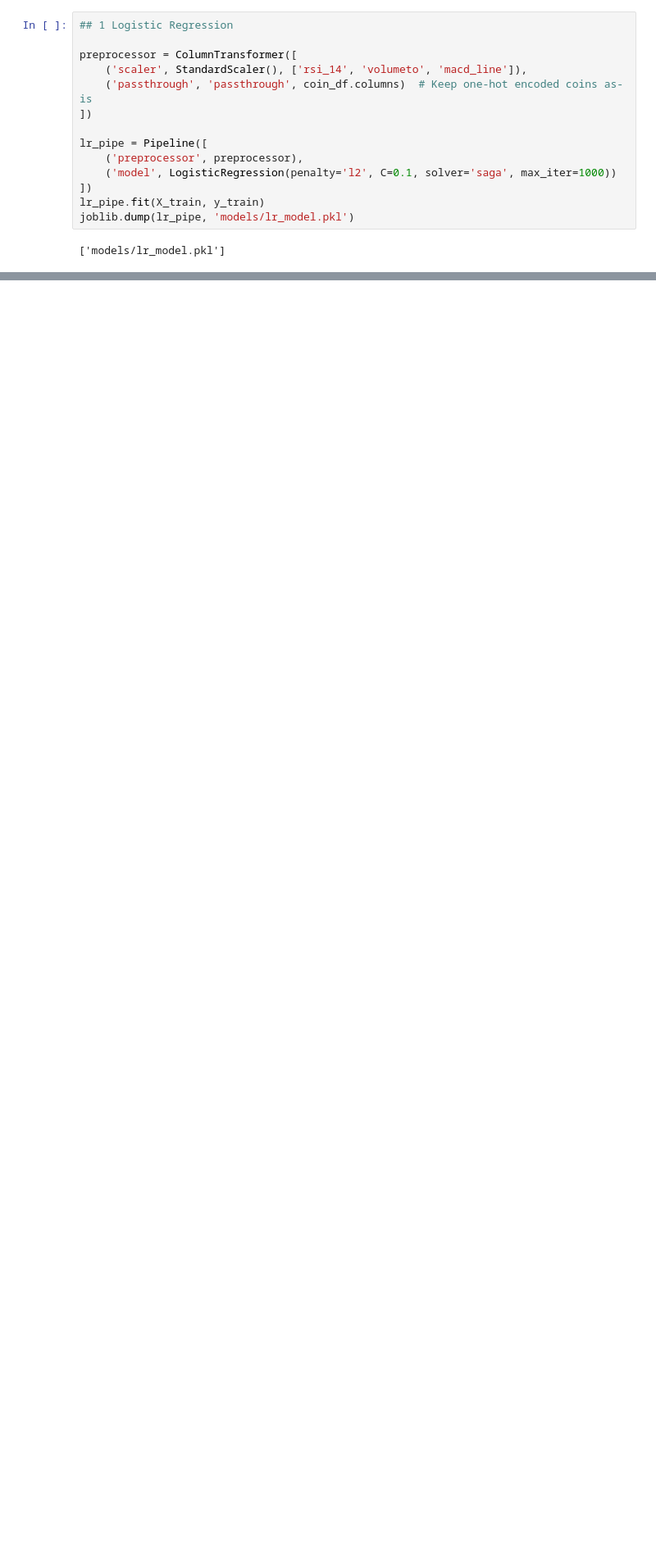
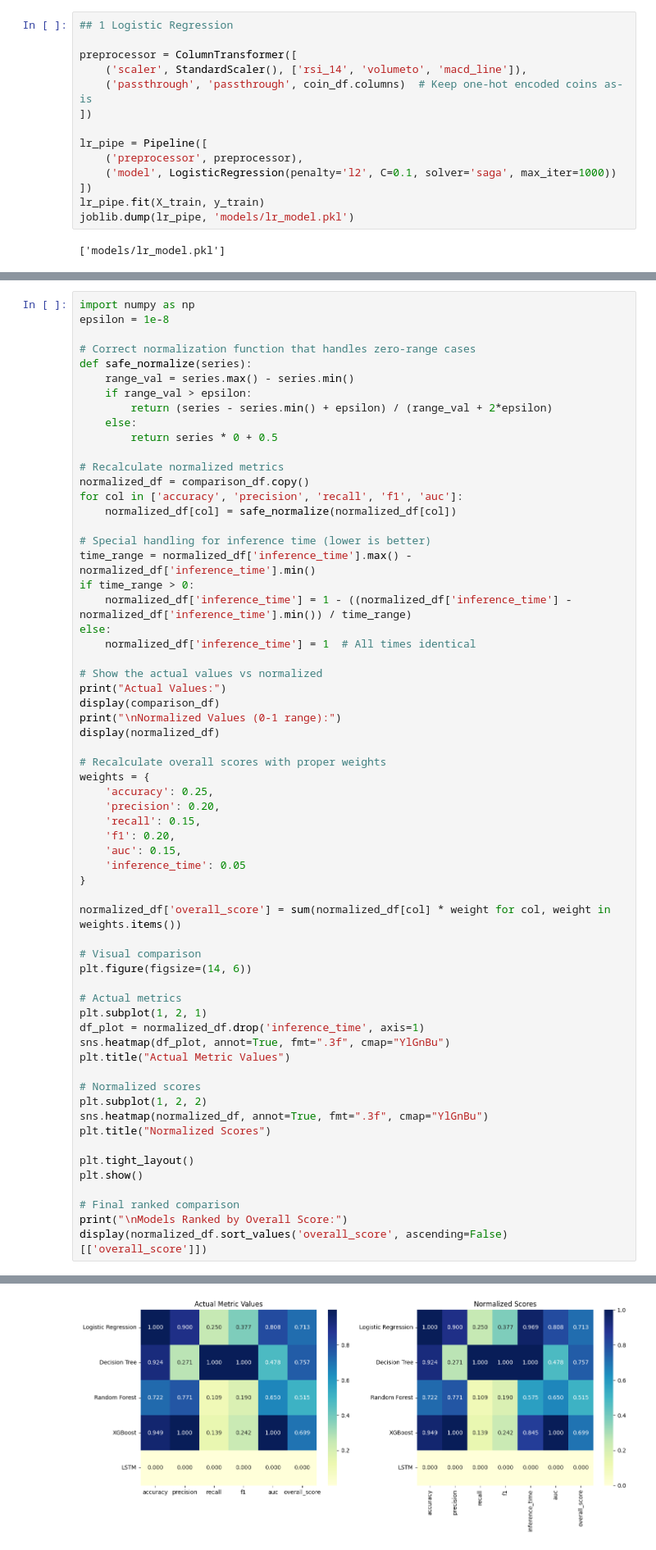
Before and after one commit to anejakartik/cryptocurrency_market_analysis, a Jupyter notebook: Models_combined.ipynb, the cells around one changed output, grey strips where cells are left out. Shown at 82% size. Drawn from its saved outputs; the diff is of its cells as text; blank space fills up the shorter version.

```diff
--- a/Models_combined.ipynb
+++ b/Models_combined.ipynb
@@ -383,0 +539,63 @@ Feature names unseen at fit time:
+# %%
+import numpy as np
+epsilon = 1e-8
+
+# Correct normalization function that handles zero-range cases
+def safe_normalize(series):
+    range_val = series.max() - series.min()
+    if range_val > epsilon:
+        return (series - series.min() + epsilon) / (range_val + 2*epsilon)
+    else:
+        return series * 0 + 0.5
+
+# Recalculate normalized metrics
+normalized_df = comparison_df.copy()
+for col in ['accuracy', 'precision', 'recall', 'f1', 'auc']:
+    normalized_df[col] = safe_normalize(normalized_df[col])
+
+# Special handling for inference time (lower is better)
+time_range = normalized_df['inference_time'].max() - normalized_df['inference_time'].min()
+if time_range > 0:
+    normalized_df['inference_time'] = 1 - ((normalized_df['inference_time'] - normalized_df['inference_time'].min()) / time_range)
+else:
+    normalized_df['inference_time'] = 1  # All times identical
+
+# Show the actual values vs normalized
+print("Actual Values:")
+display(comparison_df)
+print("\nNormalized Values (0-1 range):")
+display(normalized_df)
+
+# Recalculate overall scores with proper weights
+weights = {
+    'accuracy': 0.25,
+    'precision': 0.20,
+    'recall': 0.15,
+    'f1': 0.20,
+    'auc': 0.15,
+    'inference_time': 0.05
+}
+
+normalized_df['overall_score'] = sum(normalized_df[col] * weight for col, weight in weights.items())
+
+# Visual comparison
+plt.figure(figsize=(14, 6))
+
+# Actual metrics
+plt.subplot(1, 2, 1)
+df_plot = normalized_df.drop('inference_time', axis=1)
+sns.heatmap(df_plot, annot=True, fmt=".3f", cmap="YlGnBu")
+plt.title("Actual Metric Values")
+
+# Normalized scores
+plt.subplot(1, 2, 2)
+sns.heatmap(normalized_df, annot=True, fmt=".3f", cmap="YlGnBu")
+plt.title("Normalized Scores")
+
+plt.tight_layout()
+plt.show()
+
+# Final ranked comparison
+print("\nModels Ranked by Overall Score:")
+display(normalized_df.sort_values('overall_score', ascending=False)[['overall_score']])
+# %% [output]
@@ -383,0 +616 @@ Feature names unseen at fit time:
+[figure, added]
```
Also changed, not shown: parts of 13 cells of this notebook, 14 other files.
